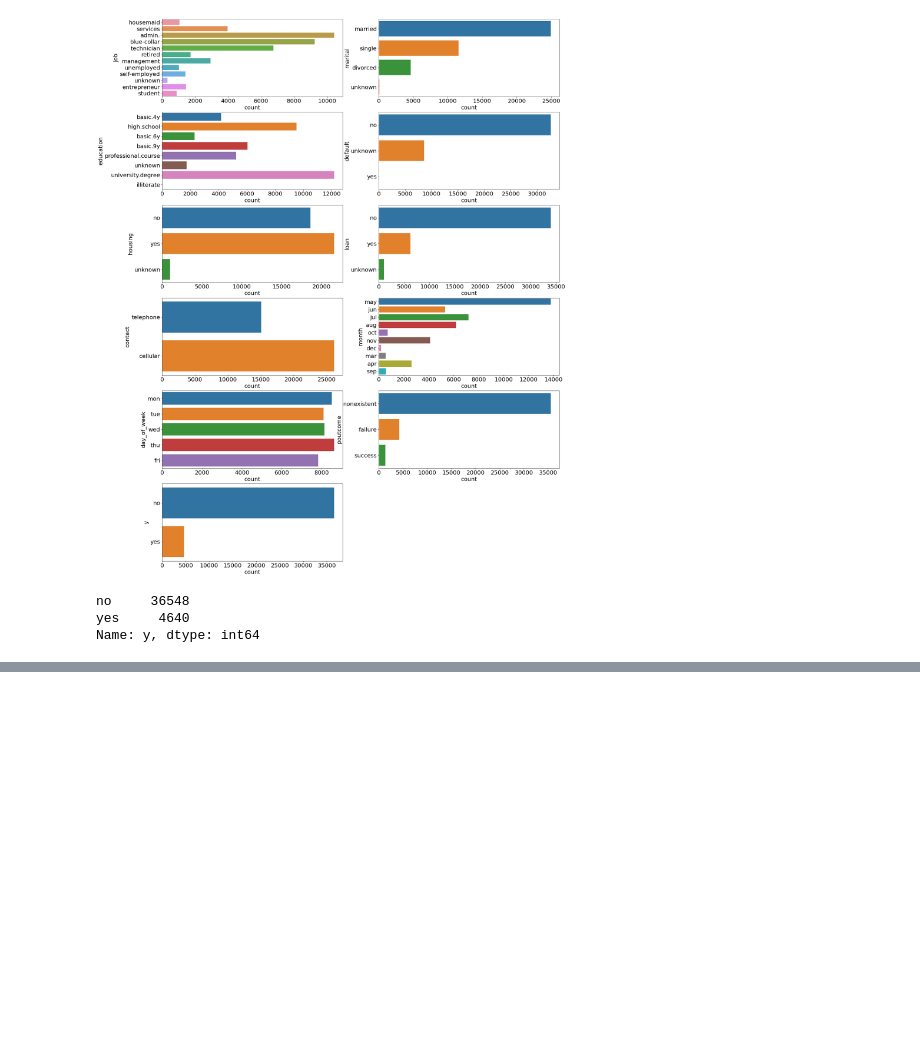
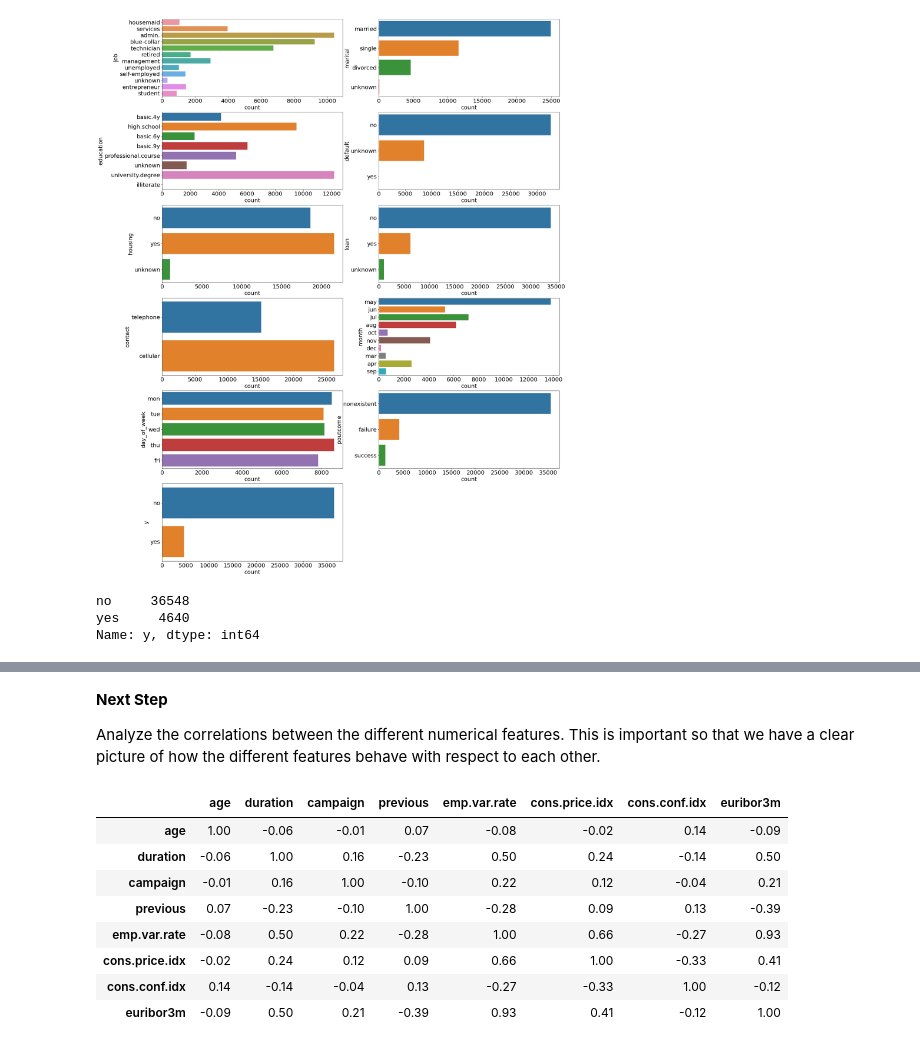
Before and after one commit to FarzinRad/Analyzing-Bank-Marketing-Campaign-Data, a Jupyter notebook: Analyzing Bank Marketing Campaign Data.ipynb, the cells around one changed output, grey strips where cells are left out. Cells and saved outputs as stored; diff of their text form; code cells hidden in the pictures; blank space fills up the shorter version.

```diff
--- a/Analyzing Bank Marketing Campaign Data.ipynb
+++ b/Analyzing Bank Marketing Campaign Data.ipynb
@@ -228,0 +384,21 @@ In the next section, I'll try to understand these data how can influence on each
+# %% [markdown]
+**Next Step**
+
+Analyze the correlations between the different numerical features. This is important so that we have a clear picture of how the different features behave with respect to each other.
+# %%
+# create mask for successful calls
+successful_calls = df.y == "yes"
+# plot correlation matrix for successful calls
+plot_data = df[campaign_columns + financial_columns][successful_calls]
+successful_corr = plot_data.corr()
+successful_corr.style.background_gradient(cmap='coolwarm').set_precision(2)
+# %% [output]
+|  | age | duration | campaign | previous | emp.var.rate | cons.price.idx | cons.conf.idx | euribor3m |
+| age | 1.00 | -0.06 | -0.01 | 0.07 | -0.08 | -0.02 | 0.14 | -0.09 |
+| duration | -0.06 | 1.00 | 0.16 | -0.23 | 0.50 | 0.24 | -0.14 | 0.50 |
+| campaign | -0.01 | 0.16 | 1.00 | -0.10 | 0.22 | 0.12 | -0.04 | 0.21 |
+| previous | 0.07 | -0.23 | -0.10 | 1.00 | -0.28 | 0.09 | 0.13 | -0.39 |
+| emp.var.rate | -0.08 | 0.50 | 0.22 | -0.28 | 1.00 | 0.66 | -0.27 | 0.93 |
+| cons.price.idx | -0.02 | 0.24 | 0.12 | 0.09 | 0.66 | 1.00 | -0.33 | 0.41 |
+| cons.conf.idx | 0.14 | -0.14 | -0.04 | 0.13 | -0.27 | -0.33 | 1.00 | -0.12 |
+| euribor3m | -0.09 | 0.50 | 0.21 | -0.39 | 0.93 | 0.41 | -0.12 | 1.00 |
```
Also changed, not shown: parts of 17 cells of this notebook.
